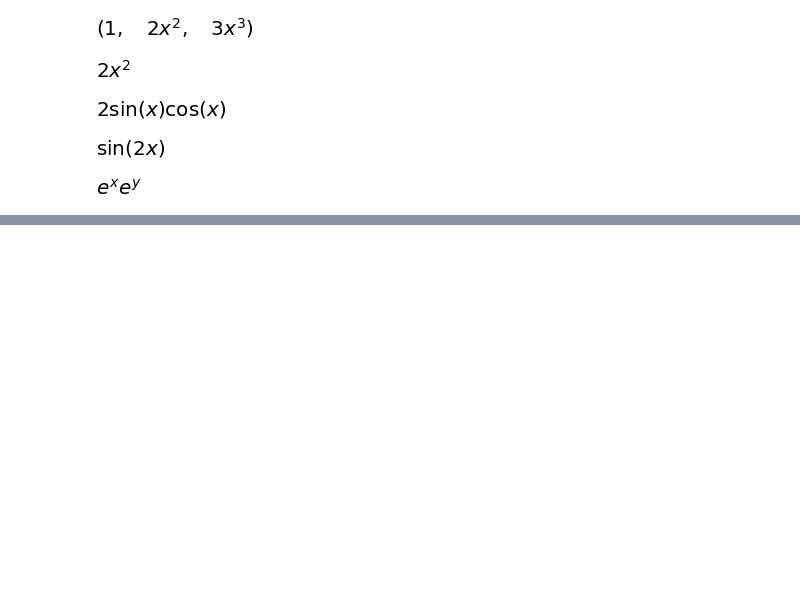
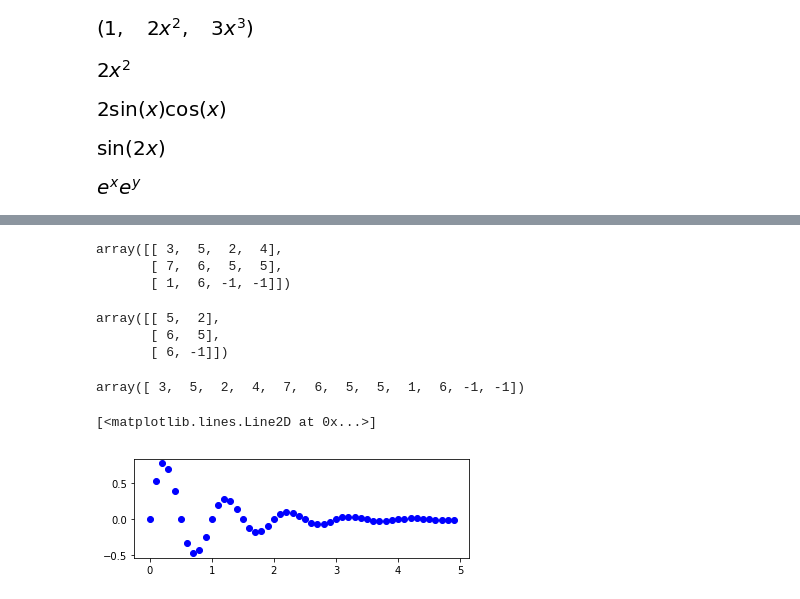
Before and after one commit to sidhu177/pythonprog, a Jupyter notebook: SymPy.ipynb, the cells around one changed output, grey strips where cells are left out. Cells and saved outputs as stored; diff of their text form; code cells hidden in the pictures; blank space fills up the shorter version.

```diff
--- a/SymPy.ipynb
+++ b/SymPy.ipynb
@@ -40,0 +95,29 @@ expr
+# %%
+two_dim = np.array([[3,5,2,4],[7,6,5,5],[1,6,-1,-1]])
+two_dim
+# %% [output]
+array([[ 3,  5,  2,  4],
+       [ 7,  6,  5,  5],
+       [ 1,  6, -1, -1]])
+# %%
+two_dim[:,1:3]
+# %% [output]
+array([[ 5,  2],
+       [ 6,  5],
+       [ 6, -1]])
+# %%
+two_dim.flatten()
+# %% [output]
+array([ 3,  5,  2,  4,  7,  6,  5,  5,  1,  6, -1, -1])
+# %%
+def f(t):
+    return np.exp(-t) * np.sin(2*np.pi*t)
+
+t1 = np.arange(0.0,5.0,0.1)
+t2 = np.arange(0.0,5.0,0.02)
+plt.figure()
+plt.subplot(2,1,1)
+plt.plot(t1,f(t1),'bo')
+# %% [output]
+[<matplotlib.lines.Line2D at 0x...>]
+[figure, added]
```
Also changed, not shown: parts of 10 cells of this notebook.
